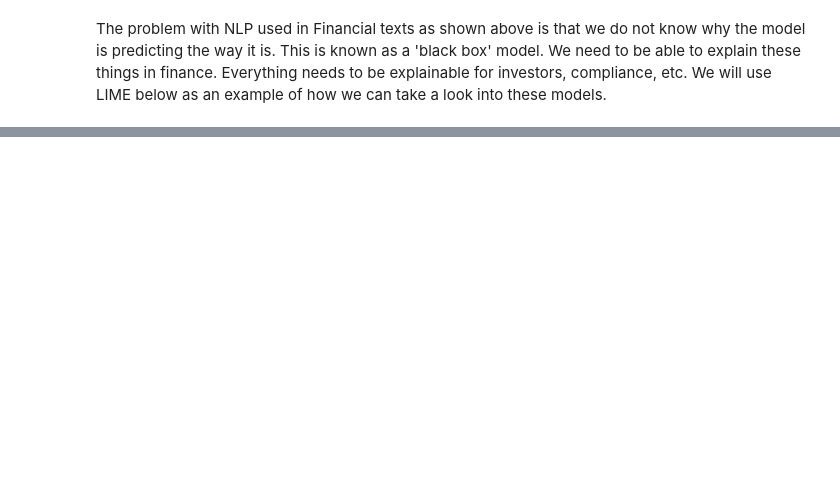
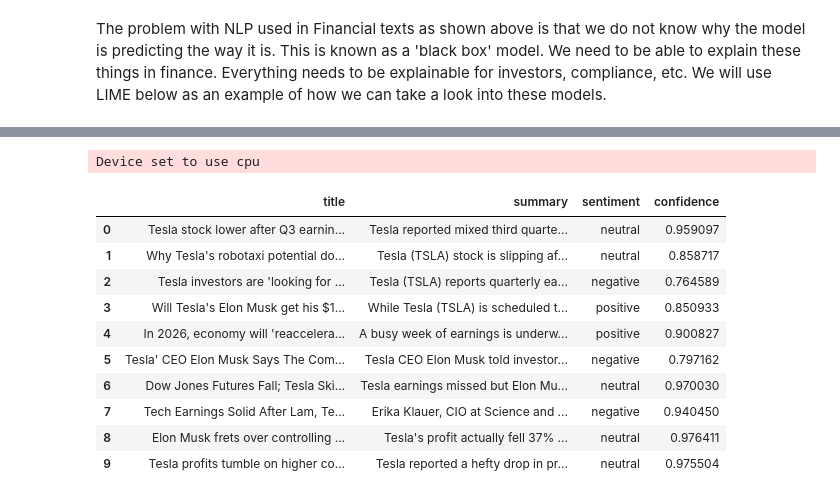
Before and after one commit to sckay7/Financial-Sentiment-Analysis-with-NLP, a Jupyter notebook: main.ipynb, the cells around one changed output, grey strips where cells are left out. Cells and saved outputs as stored; diff of their text form; code cells hidden in the pictures; blank space fills up the shorter version.

Commit message:
adding pipeline on main.ipynb

```diff
--- a/main.ipynb
+++ b/main.ipynb
@@ -191,0 +189,25 @@ Explanation for summary: Netflix reported third quarter earnings after the bell
+# %%
+# Lets put everything into a pipeline
+from transformers import pipeline
+
+nlp_pipeline = pipeline("sentiment-analysis",
+                        model=model,
+                        tokenizer=tokenizer,
+                        device=0 if device=='cuda' else -1)
+results = nlp_pipeline(df['summary'].tolist())
+df['sentiment'] = [r['label'] for r in results]
+df['confidence'] = [r['score'] for r in results]
+df
+# %% [output]
+Device set to use cpu
+|  | title | summary | sentiment | confidence |
+| 0 | Tesla stock lower after Q3 earnin... | Tesla reported mixed third quarte... | neutral | 0.959097 |
+| 1 | Why Tesla's robotaxi potential do... | Tesla (TSLA) stock is slipping af... | neutral | 0.858717 |
+| 2 | Tesla investors are 'looking for ... | Tesla (TSLA) reports quarterly ea... | negative | 0.764589 |
+| 3 | Will Tesla's Elon Musk get his $1... | While Tesla (TSLA) is scheduled t... | positive | 0.850933 |
+| 4 | In 2026, economy will 'reaccelera... | A busy week of earnings is underw... | positive | 0.900827 |
+| 5 | Tesla' CEO Elon Musk Says The Com... | Tesla CEO Elon Musk told investor... | negative | 0.797162 |
+| 6 | Dow Jones Futures Fall; Tesla Ski... | Tesla earnings missed but Elon Mu... | neutral | 0.970030 |
+| 7 | Tech Earnings Solid After Lam, Te... | Erika Klauer, CIO at Science and ... | negative | 0.940450 |
+| 8 | Elon Musk frets over controlling ... | Tesla's profit actually fell 37% ... | neutral | 0.976411 |
+| 9 | Tesla profits tumble on higher co... | Tesla reported a hefty drop in pr... | neutral | 0.975504 |
```
Also changed, not shown: parts of 4 cells of this notebook.
